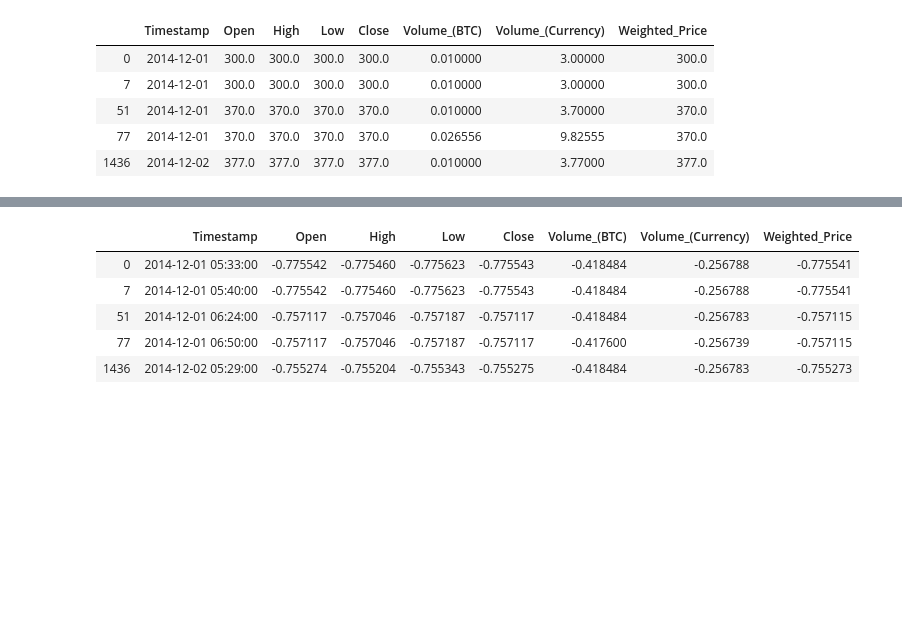
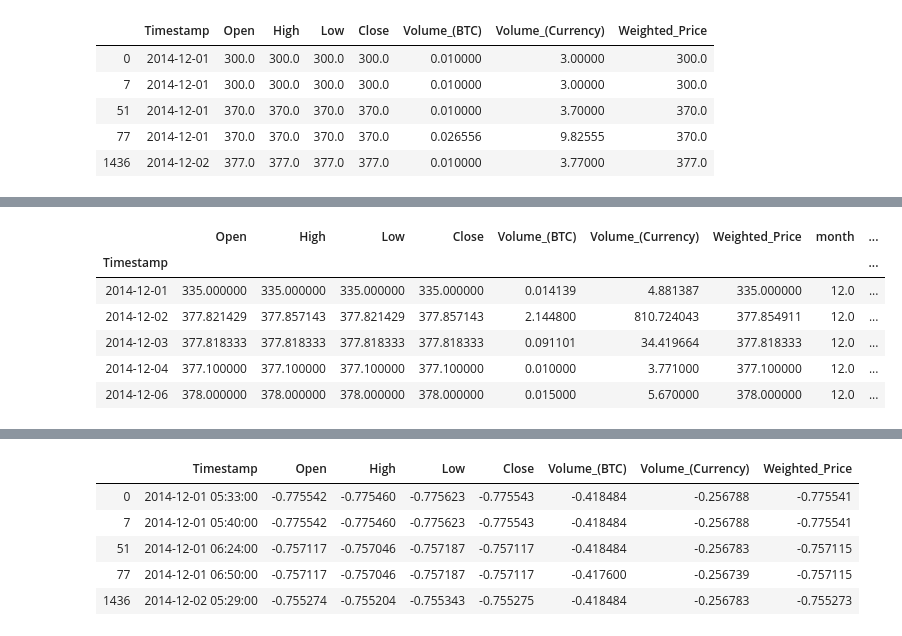
Before and after one commit to fakecoinbase/covs67slashbitpredictor, a Jupyter notebook: clean_data.ipynb, the cells around one changed output, grey strips where cells are left out. Saved outputs shown, nothing was run; the diff lists cells and outputs as text; code cells hidden in the pictures; blank space fills up the shorter version.

```diff
--- a/clean_data.ipynb
+++ b/clean_data.ipynb
@@ -390,6 +390,17 @@ fig=px.line(coinbase, x="Timestamp",y="Volume_(Currency)",title="Analysing_Bitco
 fig.show()
 # %% [output]
 [interactive output not drawn]
+# %%
+coinbase = coinbase.dropna()
+coinbase.head()
+# %% [output]
+|  | Open | High | Low | Close | Volume_(BTC) | Volume_(Currency) | Weighted_Price | month | ... |
+| Timestamp |  |  |  |  |  |  |  |  | ... |
+| 2014-12-01 | 335.000000 | 335.000000 | 335.000000 | 335.000000 | 0.014139 | 4.881387 | 335.000000 | 12.0 | ... |
+| 2014-12-02 | 377.821429 | 377.857143 | 377.821429 | 377.857143 | 2.144800 | 810.724043 | 377.854911 | 12.0 | ... |
+| 2014-12-03 | 377.818333 | 377.818333 | 377.818333 | 377.818333 | 0.091101 | 34.419664 | 377.818333 | 12.0 | ... |
+| 2014-12-04 | 377.100000 | 377.100000 | 377.100000 | 377.100000 | 0.010000 | 3.771000 | 377.100000 | 12.0 | ... |
+| 2014-12-06 | 378.000000 | 378.000000 | 378.000000 | 378.000000 | 0.015000 | 5.670000 | 378.000000 | 12.0 | ... |
 # %%
 plt.figure(figsize=(14,10))
 plt.subplot(221)
```
Also changed, not shown: parts of 3 cells of this notebook.
